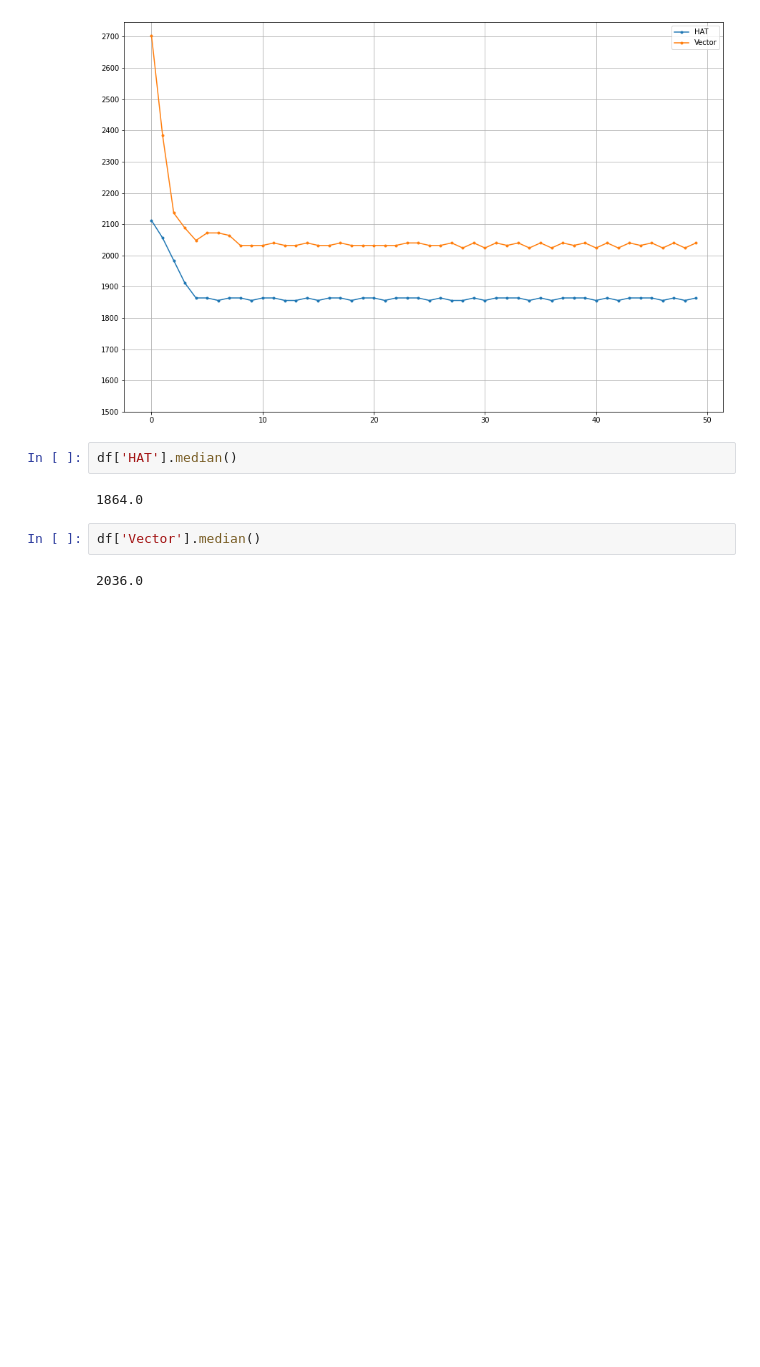
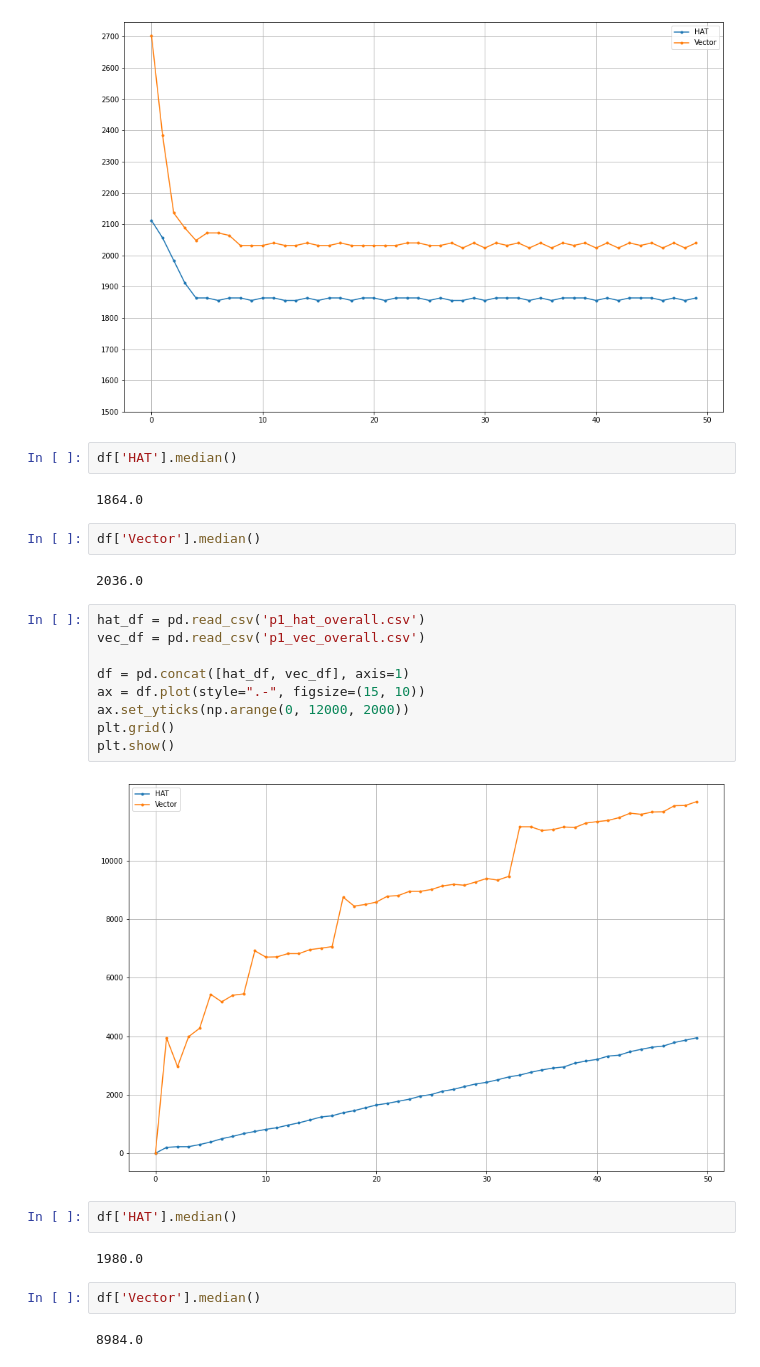
Before and after one commit to vnssr/apal, a Jupyter notebook: a1/code/p1_latency_test.ipynb, the cells around one changed output. Drawn from its saved outputs; the diff is of its cells as text; blank space fills up the shorter version.

Commit message:
Update overall throughput

```diff
--- a/a1/code/p1_latency_test.ipynb
+++ b/a1/code/p1_latency_test.ipynb
@@ -50,3 +50,22 @@ df['HAT'].median()
 df['Vector'].median()
 # %% [output]
 2036.0
+# %%
+hat_df = pd.read_csv('p1_hat_overall.csv')
+vec_df = pd.read_csv('p1_vec_overall.csv')
+
+df = pd.concat([hat_df, vec_df], axis=1)
+ax = df.plot(style=".-", figsize=(15, 10))
+ax.set_yticks(np.arange(0, 12000, 2000))
+plt.grid()
+plt.show()
+# %% [output]
+[figure, added]
+# %%
+df['HAT'].median()
+# %% [output]
+1980.0
+# %%
+df['Vector'].median()
+# %% [output]
+8984.0
```
Also changed, not shown: 10 other files.
